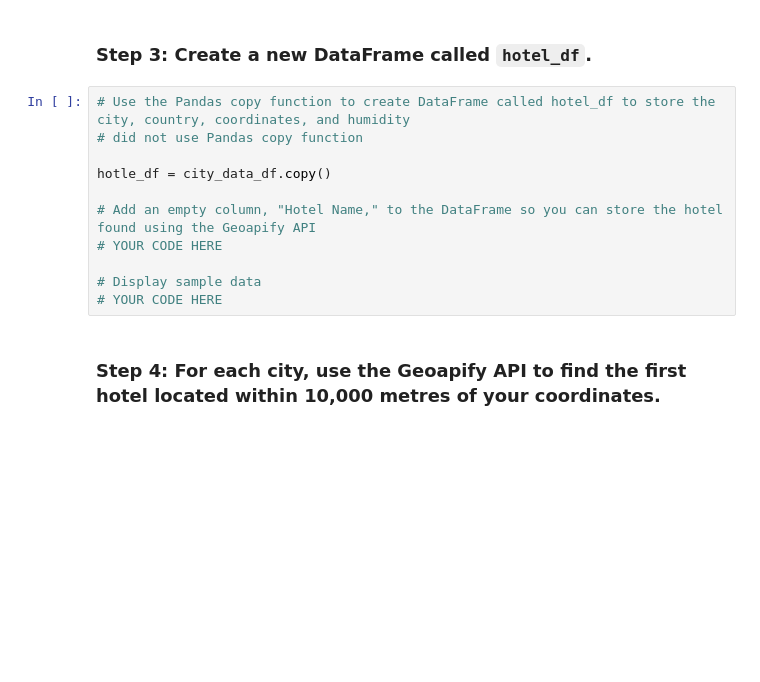
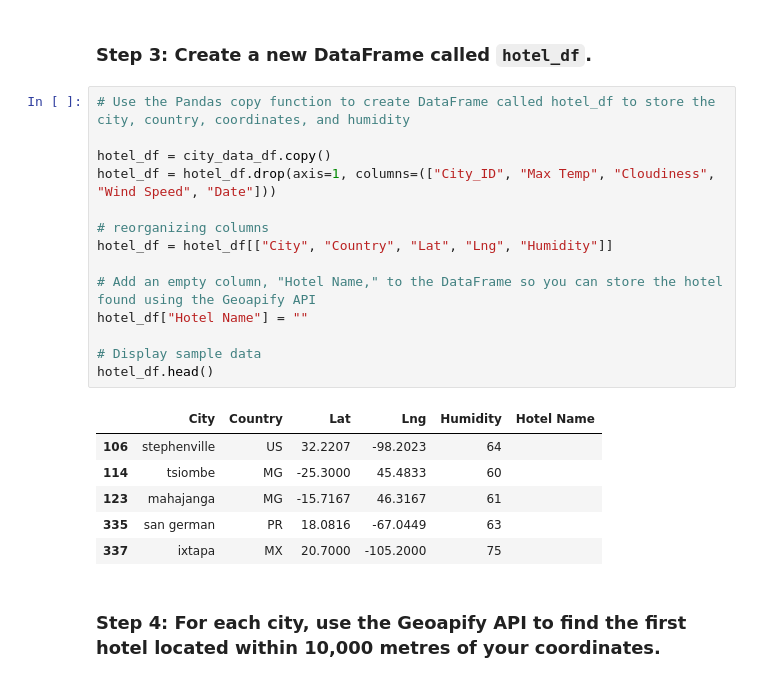
Before and after one commit to jkspiva/python-api-challenge, a Jupyter notebook: VacationPy.ipynb, the cells around one changed output. Drawn from its saved outputs; the diff is of its cells as text; blank space fills up the shorter version.

```diff
--- a/VacationPy.ipynb
+++ b/VacationPy.ipynb
@@ -79,15 +79,25 @@ city_data_df.head()
 ### Step 3: Create a new DataFrame called `hotel_df`.
 # %%
 # Use the Pandas copy function to create DataFrame called hotel_df to store the city, country, coordinates, and humidity
-# did not use Pandas copy function
 
-hotle_df = city_data_df.copy()
+hotel_df = city_data_df.copy()
+hotel_df = hotel_df.drop(axis=1, columns=(["City_ID", "Max Temp", "Cloudiness", "Wind Speed", "Date"]))
+
+# reorganizing columns
+hotel_df = hotel_df[["City", "Country", "Lat", "Lng", "Humidity"]]
 
 # Add an empty column, "Hotel Name," to the DataFrame so you can store the hotel found using the Geoapify API
-# YOUR CODE HERE
+hotel_df["Hotel Name"] = ""
 
 # Display sample data
-# YOUR CODE HERE
+hotel_df.head()
+# %% [output]
+|  | City | Country | Lat | Lng | Humidity | Hotel Name |
+| 106 | stephenville | US | 32.2207 | -98.2023 | 64 |  |
+| 114 | tsiombe | MG | -25.3000 | 45.4833 | 60 |  |
+| 123 | mahajanga | MG | -15.7167 | 46.3167 | 61 |  |
+| 335 | san german | PR | 18.0816 | -67.0449 | 63 |  |
+| 337 | ixtapa | MX | 20.7000 | -105.2000 | 75 |  |
 # %% [markdown]
 ### Step 4: For each city, use the Geoapify API to find the first hotel located within 10,000 metres of your coordinates.
 # %%
```
